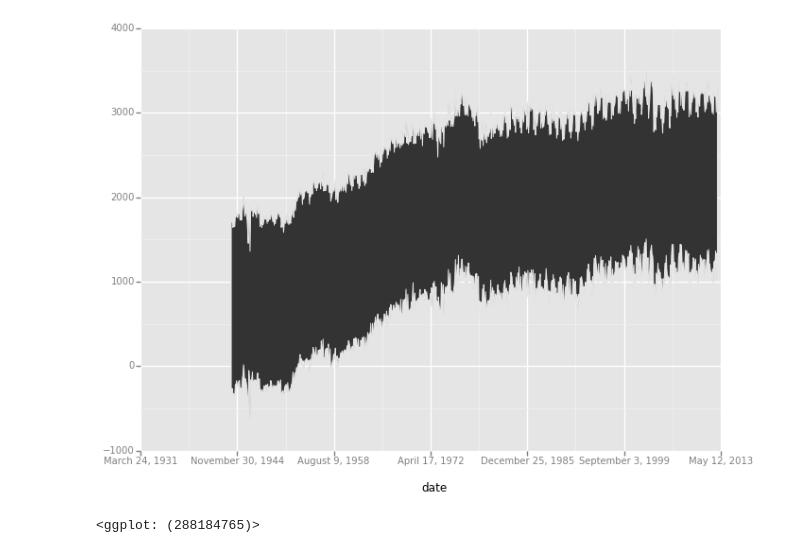
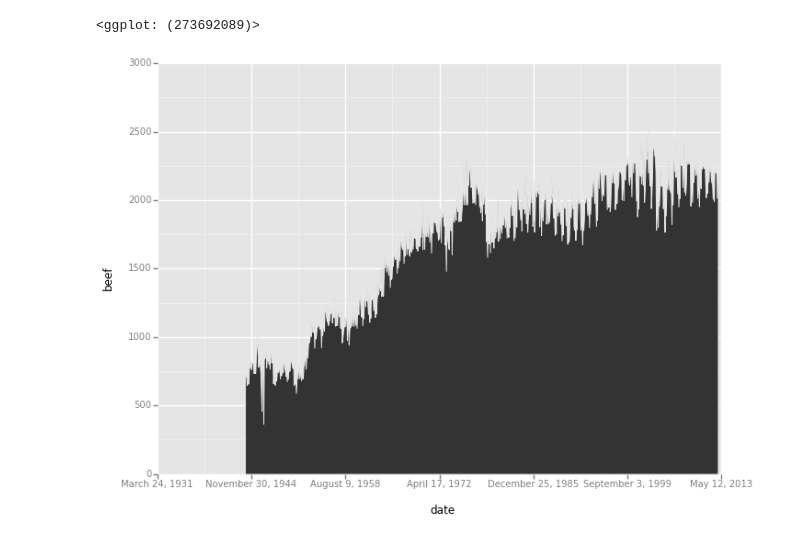
Before and after one commit to yhat/ggpy, a Jupyter notebook: docs/geoms/geom_area.ipynb, the cells around one changed output. Saved outputs shown, nothing was run; the diff lists cells and outputs as text; code cells hidden in the pictures.

```diff
--- a/docs/geoms/geom_area.ipynb
+++ b/docs/geoms/geom_area.ipynb
@@ -2,10 +2,10 @@
 from ggplot import *
 %matplotlib inline
 # %%
-ggplot(meat, aes(x='date', ymin='beef - 1000', ymax='beef + 1000')) + \
+ggplot(meat, aes(x='date', y='beef')) + \
     geom_area() + \
     scale_x_date(labels=date_format('%B %-d, %Y'))
 # %% [output]
+<ggplot: (273692089)>
-[figure, old version]
+[figure, new version]
-<ggplot: (288184765)>
 # %%
```
Also changed, not shown: parts of 2 cells of this notebook, 7 other files.
